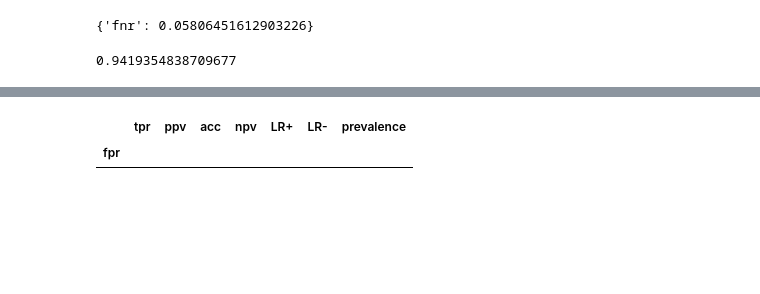
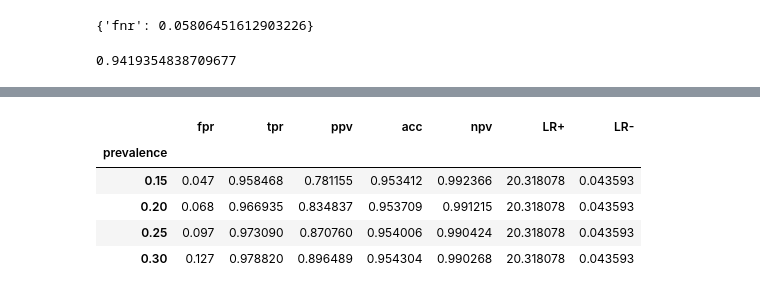
Before and after one commit to zeroknowledgediscovery/truthnet, a Jupyter notebook: truthnet/examples/redo_auc.ipynb, the cells around one changed output, grey strips where cells are left out. Drawn from its saved outputs; the diff is of its cells as text; code cells hidden in the pictures; blank space fills up the shorter version.

```diff
--- a/truthnet/examples/redo_auc.ipynb
+++ b/truthnet/examples/redo_auc.ipynb
@@ -130,9 +129,9 @@ C1=.76
 C2=1.35
 R={}
 
-for C0 in tqdm(np.arange(.9,1.1,.05),'C0'):
-    for C2 in tqdm(np.arange(1.25,1.45,.05),'C2'):
-        for prev in tqdm(np.arange(.1,.3,.05),'prev'):
+for C0 in tqdm(np.arange(.85,1.15,.05),'C0'):
+    for C2 in np.arange(1.15,1.6,.05):
+        for prev in np.arange(.15,.31,.05):
             expd2,expf2=validate(resf,C0=C0,C1=C1,C2=C2,DX=False,score=True,
                      outfile='exptvalid2.png',plots=False,
                      validation_type='fnrexpt')
@@ -165,10 +164,10 @@ plt.style.use('dark_background')
 ax=plt.gca()
 Zf=[]
 XF=[]
-for prev in tqdm(np.arange(.1,.3,.05),'prev'):
+for prev in tqdm(np.arange(.15,.31,.05),'prev'):
     ztm=zedstat.processRoc(df=rf[rf.prev==prev],
                           order=3,
-                          total_samples=304+310,
+                          total_samples=86+310,
                           positive_samples=310,
                           alpha=0.01,
                           prevalence=prev)
@@ -185,7 +184,7 @@ for prev in tqdm(np.arange(.1,.3,.05),'prev'):
 
     ZZ=ztm.get().join(ztm.usample(ztm.df_lim['U']),rsuffix='U').join(ztm.usample(ztm.df_lim['L']),lsuffix='L').dropna()
 
-    ZZ=ZZ[(ZZ.ppv>0.9) & (ZZ.index<0.033)]
+    #ZZ=ZZ[(ZZ.ppv>0.78) & (ZZ.index>0.047)]
 
     ZL=ZZ[['tprL', 'ppvL', 'accL', 'npvL', 'LR+L', 'LR-L']]
     Z0=ZZ[['tpr', 'ppv', 'acc', 'npv', 'LR+', 'LR-']]
@@ -193,7 +192,10 @@ for prev in tqdm(np.arange(.1,.3,.05),'prev'):
     ZU.columns=['tpr', 'ppv', 'acc', 'npv', 'LR+', 'LR-']
     ZL.columns=['tpr', 'ppv', 'acc', 'npv', 'LR+', 'LR-']
     from zedstat.textable import tablewithbounds
+
     xf=tablewithbounds(Z0,ZU,ZL).assign(prevalence=prev)#.to_csv('table.csv')
+    xf=xf.join(Z0,rsuffix='_zz')
+    #xf=xf[(xf.ppv_zz.values.astype(float)>0.78)]
     XF=XF+[xf]
 
 
@@ -238,5 +225,10 @@ A['LR+'].plot()
 # %%
-Zf[Zf.ppv>0.8].sort_values('ppv')
+zzf=Zf[Zf.ppv>0.78].sort_values('ppv')
+zzf.reset_index().groupby('prevalence').max()
 # %% [output]
-|  | tpr | ppv | acc | npv | LR+ | LR- | prevalence |
-| fpr |  |  |  |  |  |  |  |
+|  | fpr | tpr | ppv | acc | npv | LR+ | LR- |
+| prevalence |  |  |  |  |  |  |  |
+| 0.15 | 0.047 | 0.958468 | 0.781155 | 0.953412 | 0.992366 | 20.318078 | 0.043593 |
+| 0.20 | 0.068 | 0.966935 | 0.834837 | 0.953709 | 0.991215 | 20.318078 | 0.043593 |
+| 0.25 | 0.097 | 0.973090 | 0.870760 | 0.954006 | 0.990424 | 20.318078 | 0.043593 |
+| 0.30 | 0.127 | 0.978820 | 0.896489 | 0.954304 | 0.990268 | 20.318078 | 0.043593 |
```
Also changed, not shown: parts of 11 cells of this notebook, 1 other file.
